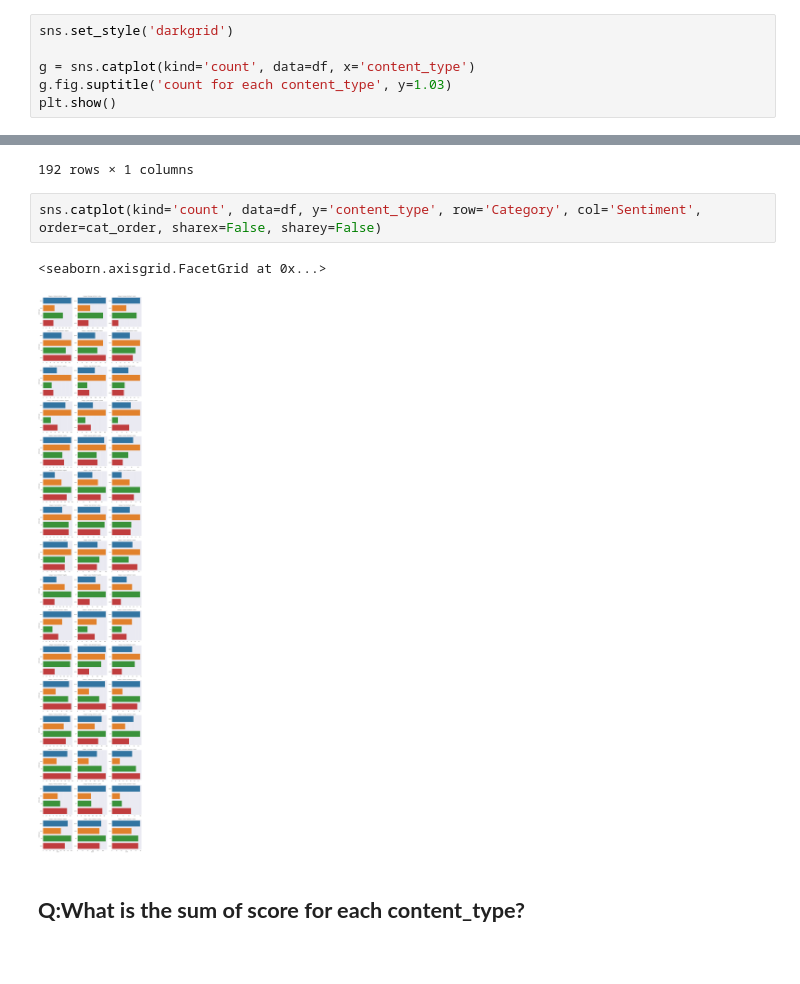
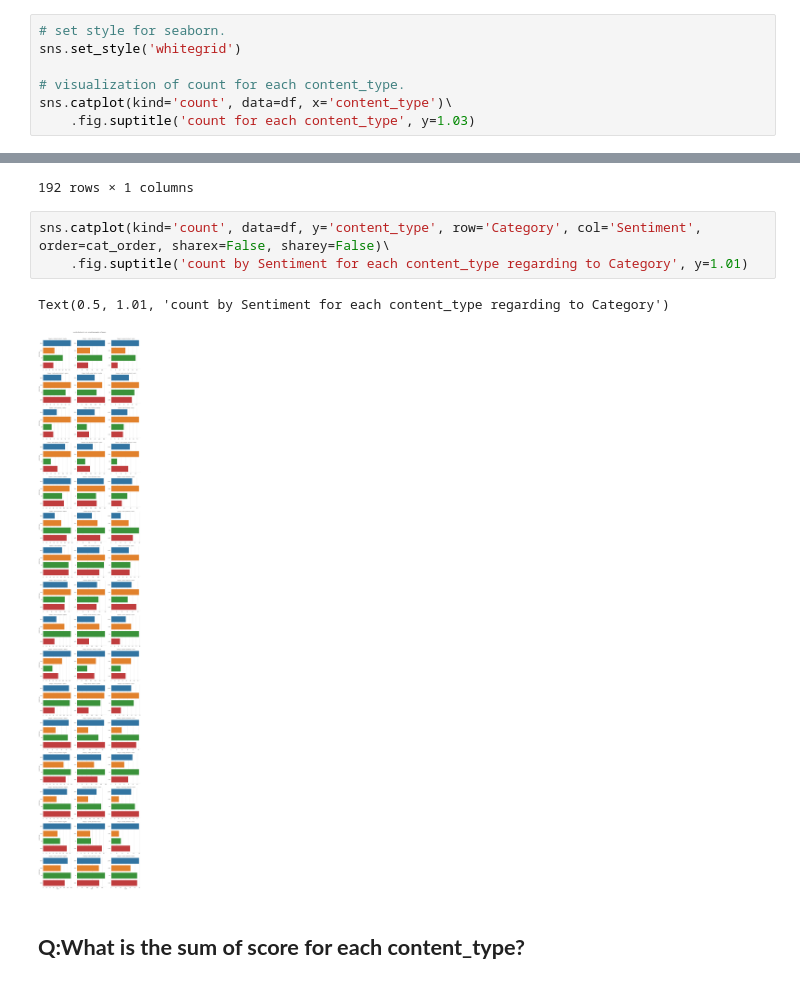
Before and after one commit to AhmAnwar/accenture_virtual_experience_VE_by_Forage, a Jupyter notebook: accenture_task.ipynb, the cells around one changed output, grey strips where cells are left out. Cells and saved outputs as stored; diff of their text form; blank space fills up the shorter version.

```diff
--- a/accenture_task.ipynb
+++ b/accenture_task.ipynb
@@ -253,9 +253,10 @@ GIF      6079
 audio    5660
 Name: content_type, dtype: int64
 # %%
-sns.set_style('darkgrid')
+# set style for seaborn.
+sns.set_style('whitegrid')
 
-g = sns.catplot(kind='count', data=df, x='content_type')
-g.fig.suptitle('count for each content_type', y=1.03)
-plt.show()
+# visualization of count for each content_type.
+sns.catplot(kind='count', data=df, x='content_type')\
+    .fig.suptitle('count for each content_type', y=1.03)
 # %% [output]
@@ -355,10 +357,11 @@ content_type_Sentiment_Category_group
 |  |  | veganism | 89 |
 192 rows × 1 columns
 # %%
-sns.catplot(kind='count', data=df, y='content_type', row='Category', col='Sentiment', order=cat_order, sharex=False, sharey=False)
+sns.catplot(kind='count', data=df, y='content_type', row='Category', col='Sentiment', order=cat_order, sharex=False, sharey=False)\
+    .fig.suptitle('count by Sentiment for each content_type regarding to Category', y=1.01)
 # %% [output]
-<seaborn.axisgrid.FacetGrid at 0x...>
+Text(0.5, 1.01, 'count by Sentiment for each content_type regarding to Category')
-[figure, old version]
+[figure, new version]
 # %% [markdown]
 ## **Q:What is the sum of score for each content_type?**
 # %%
```
Also changed, not shown: parts of 19 cells of this notebook.
